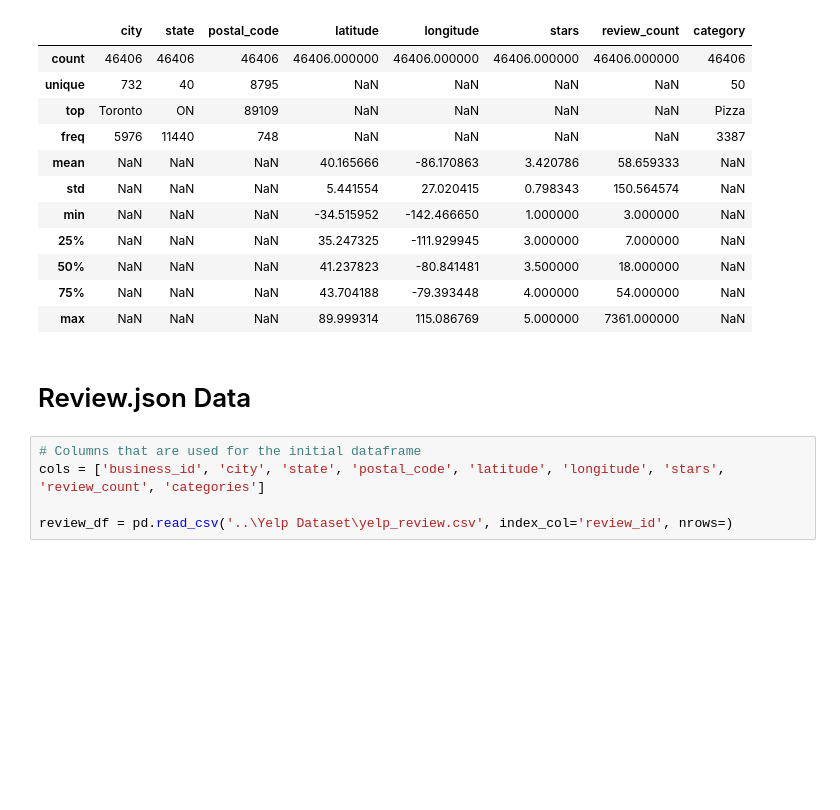
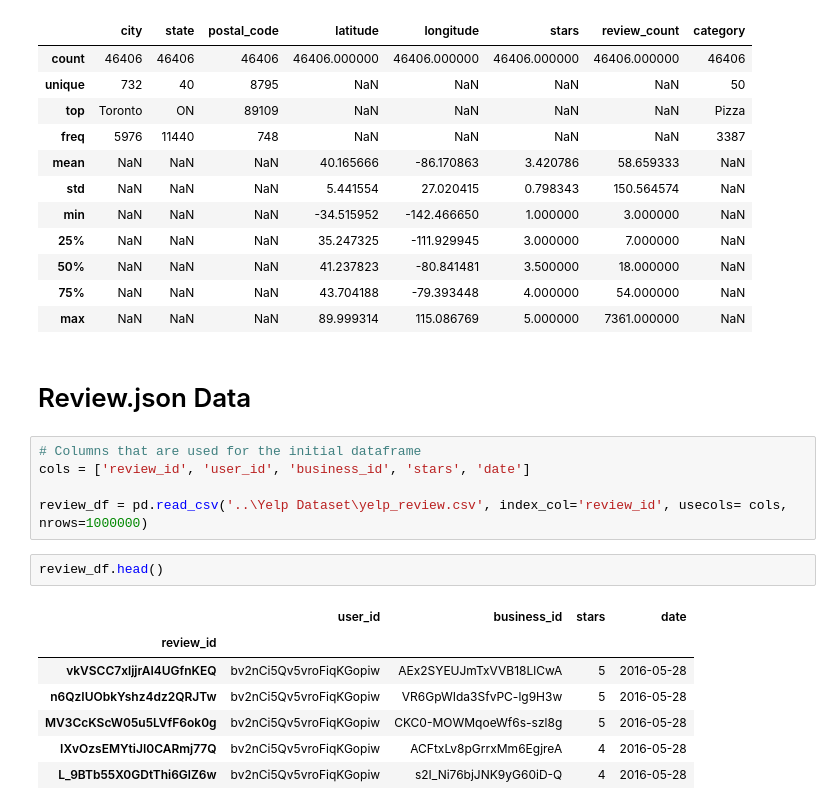
Before and after one commit to jphietala/Yelp-InfoViz, a Jupyter notebook: yelpdata.ipynb, the cells around one changed output. Drawn from its saved outputs; the diff is of its cells as text; blank space fills up the shorter version.

Commit message:
Working on cleaning review.json

```diff
--- a/yelpdata.ipynb
+++ b/yelpdata.ipynb
@@ -265,6 +265,16 @@ r_df_clean.describe(include='all')
 # Review.json Data
 # %%
 # Columns that are used for the initial dataframe
-cols = ['business_id', 'city', 'state', 'postal_code', 'latitude', 'longitude', 'stars', 'review_count', 'categories']
+cols = ['review_id', 'user_id', 'business_id', 'stars', 'date']
 
-review_df = pd.read_csv('..\Yelp Dataset\yelp_review.csv', index_col='review_id', nrows=)
+review_df = pd.read_csv('..\Yelp Dataset\yelp_review.csv', index_col='review_id', usecols= cols, nrows=1000000)
+# %%
+review_df.head()
+# %% [output]
+|  | user_id | business_id | stars | date |
+| review_id |  |  |  |  |
+| vkVSCC7xljjrAI4UGfnKEQ | bv2nCi5Qv5vroFiqKGopiw | AEx2SYEUJmTxVVB18LlCwA | 5 | 2016-05-28 |
+| n6QzIUObkYshz4dz2QRJTw | bv2nCi5Qv5vroFiqKGopiw | VR6GpWIda3SfvPC-lg9H3w | 5 | 2016-05-28 |
+| MV3CcKScW05u5LVfF6ok0g | bv2nCi5Qv5vroFiqKGopiw | CKC0-MOWMqoeWf6s-szl8g | 5 | 2016-05-28 |
+| IXvOzsEMYtiJI0CARmj77Q | bv2nCi5Qv5vroFiqKGopiw | ACFtxLv8pGrrxMm6EgjreA | 4 | 2016-05-28 |
+| L_9BTb55X0GDtThi6GlZ6w | bv2nCi5Qv5vroFiqKGopiw | s2I_Ni76bjJNK9yG60iD-Q | 4 | 2016-05-28 |
```
Also changed, not shown: parts of 3 cells of this notebook.
